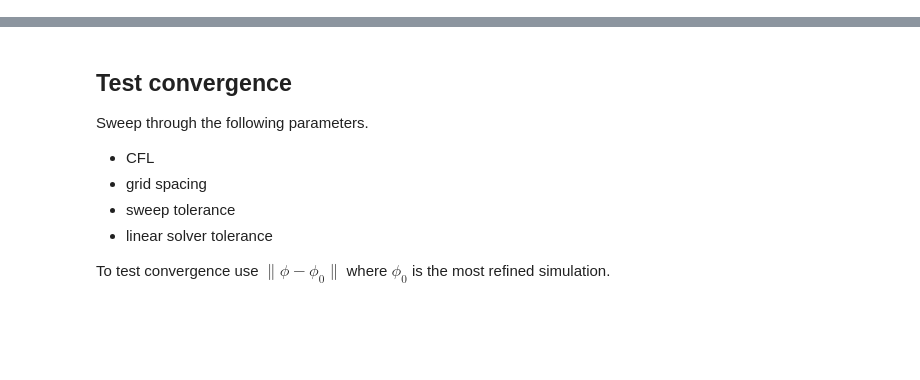
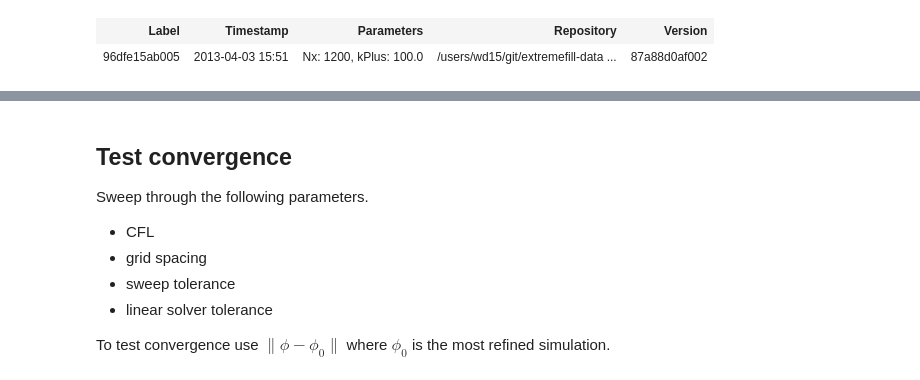
Before and after one commit to wd15/extremefill2D, a Jupyter notebook: convergence.ipynb, the cells around one changed output, grey strips where cells are left out. Saved outputs shown, nothing was run; the diff lists cells and outputs as text; code cells hidden in the pictures; blank space fills up the shorter version.

Commit message:
Add custom HTML Sumatra table to ipython notebook.

```diff
--- a/convergence.ipynb
+++ b/convergence.ipynb
@@ -4,0 +26,10 @@ The 2D version of the extreme fill seems to work as of acbffe7419dcc0101fcbe and
+# %%
+from smtext import getSMTrecords, CustomHTMLFormatter
+from IPython.core.display import HTML
+records = getSMTrecords(tags=['serialnumber10'], parameters={'kPlus' : 100.0, 'Nx' : 1200})
+#print markdown_table(records)
+html = CustomHTMLFormatter(records, fields=['label', 'timestamp', 'parameters', 'repository', 'version'], parameters=['Nx', 'kPlus']).table()
+HTML(html)
+# %% [output]
+| Label | Timestamp | Parameters | Repository | Version |
+| 96dfe15ab005 | 2013-04-03 15:51 | Nx: 1200, kPlus: 100.0 | /users/wd15/git/extremefill-data ... | 87a88d0af002 |
```
Also changed, not shown: parts of 3 cells of this notebook, 2 other files.
